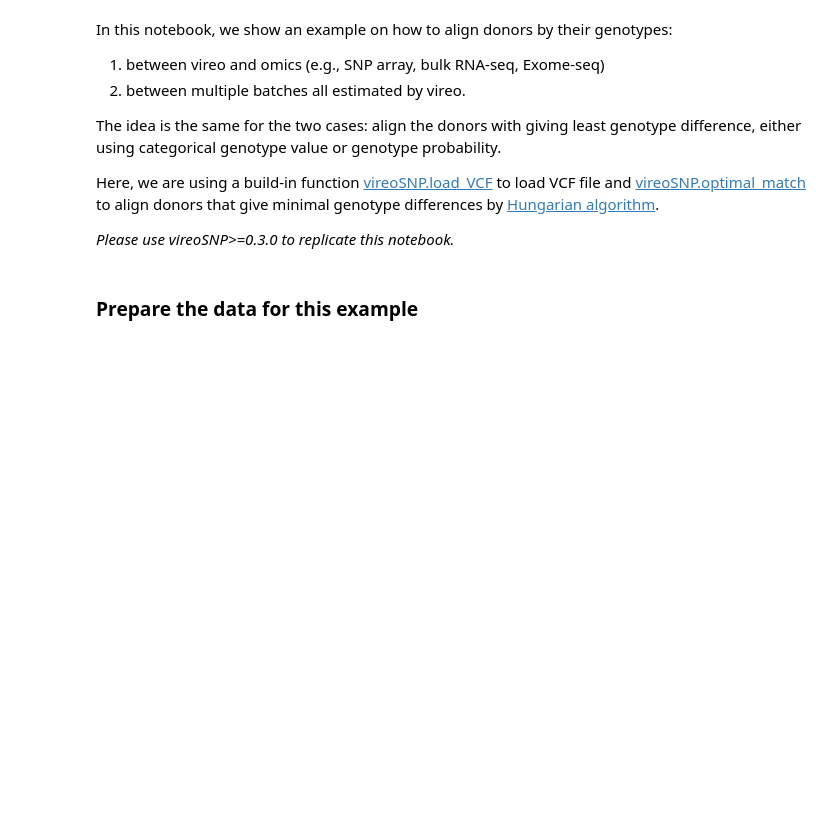
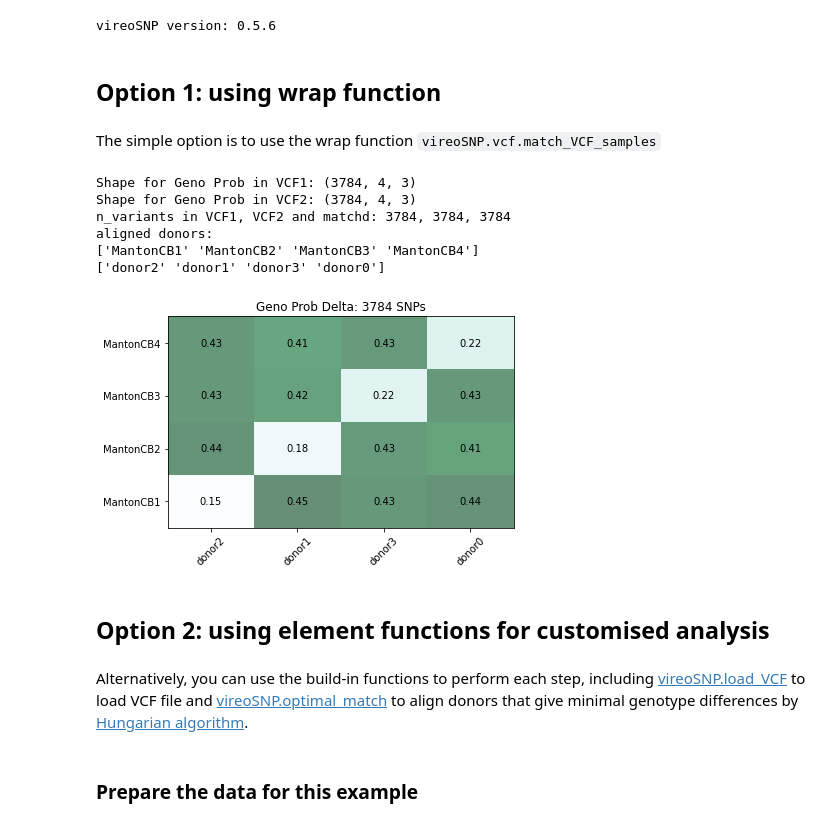
Before and after one commit to single-cell-genetics/vireo, a Jupyter notebook: examples/donor_match.ipynb, the cells around one changed output. Saved outputs shown, nothing was run; the diff lists cells and outputs as text; code cells hidden in the pictures; blank space fills up the shorter version.

```diff
--- a/examples/donor_match.ipynb
+++ b/examples/donor_match.ipynb
@@ -3,13 +9,40 @@
+# %%
+import numpy as np
+import matplotlib.pyplot as plt
+
+import vireoSNP
+print("vireoSNP version: %s" %vireoSNP.__version__)
+# %% [output]
+vireoSNP version: 0.5.6
+# %% [markdown]
+## Option 1: using wrap function
+# %% [markdown]
+The simple option is to use the wrap function `vireoSNP.vcf.match_VCF_samples`
+# %%
+res = vireoSNP.vcf.match_VCF_samples('../data/donors.cellSNP.vcf.gz',
+                                     '../data/outs/cellSNP_noGT/GT_donors.vireo.vcf.gz',
+                                     GT_tag1 = 'PL', GT_tag2='PL')
+# %% [output]
+Shape for Geno Prob in VCF1: (3784, 4, 3)
+Shape for Geno Prob in VCF2: (3784, 4, 3)
+n_variants in VCF1, VCF2 and matchd: 3784, 3784, 3784
+aligned donors:
+['MantonCB1' 'MantonCB2' 'MantonCB3' 'MantonCB4']
+['donor2' 'donor1' 'donor3' 'donor0']
+# %%
+fig = plt.figure()
+vireoSNP.plot.heat_matrix(res['matched_GPb_diff'],
+                          res['matched_donors1'] ,
+                          res['matched_donors2'] )
+plt.title("Geno Prob Delta: %d SNPs" %(res['matched_n_var']))
+plt.tight_layout()
+plt.show()
+# %% [output]
+[figure, added]
+# %% [markdown]
+## Option 2: using element functions for customised analysis
 # %% [markdown]
-In this notebook, we show an example on how to align donors by their genotypes:
-1) between vireo and omics (e.g., SNP array, bulk RNA-seq, Exome-seq)
-2) between multiple batches all estimated by vireo.
-
-The idea is the same for the two cases: align the donors with giving least genotype difference, either using categorical genotype value or genotype probability.
-
-Here, we are using a build-in function [vireoSNP.load_VCF](https://github.com/single-cell-genetics/vireo/blob/master/vireoSNP/utils/vcf_utils.py#L68) to load VCF file and [vireoSNP.optimal_match](https://github.com/single-cell-genetics/vireo/blob/master/vireoSNP/utils/vireo_base.py#L143) to align donors that give minimal genotype differences by [Hungarian algorithm](https://docs.scipy.org/doc/scipy-0.18.1/reference/generated/scipy.optimize.linear_sum_assignment.html).
-
-*Please use vireoSNP>=0.3.0 to replicate this notebook.*
+Alternatively, you can use the build-in functions to perform each step, including [vireoSNP.load_VCF](https://github.com/single-cell-genetics/vireo/blob/master/vireoSNP/utils/vcf_utils.py#L68) to load VCF file and [vireoSNP.optimal_match](https://github.com/single-cell-genetics/vireo/blob/master/vireoSNP/utils/vireo_base.py#L143) to align donors that give minimal genotype differences by [Hungarian algorithm](https://docs.scipy.org/doc/scipy-0.18.1/reference/generated/scipy.optimize.linear_sum_assignment.html).
 # %% [markdown]
 ### Prepare the data for this example
 # %% [markdown]
```
Also changed, not shown: parts of 9 cells of this notebook, 14 other files.
